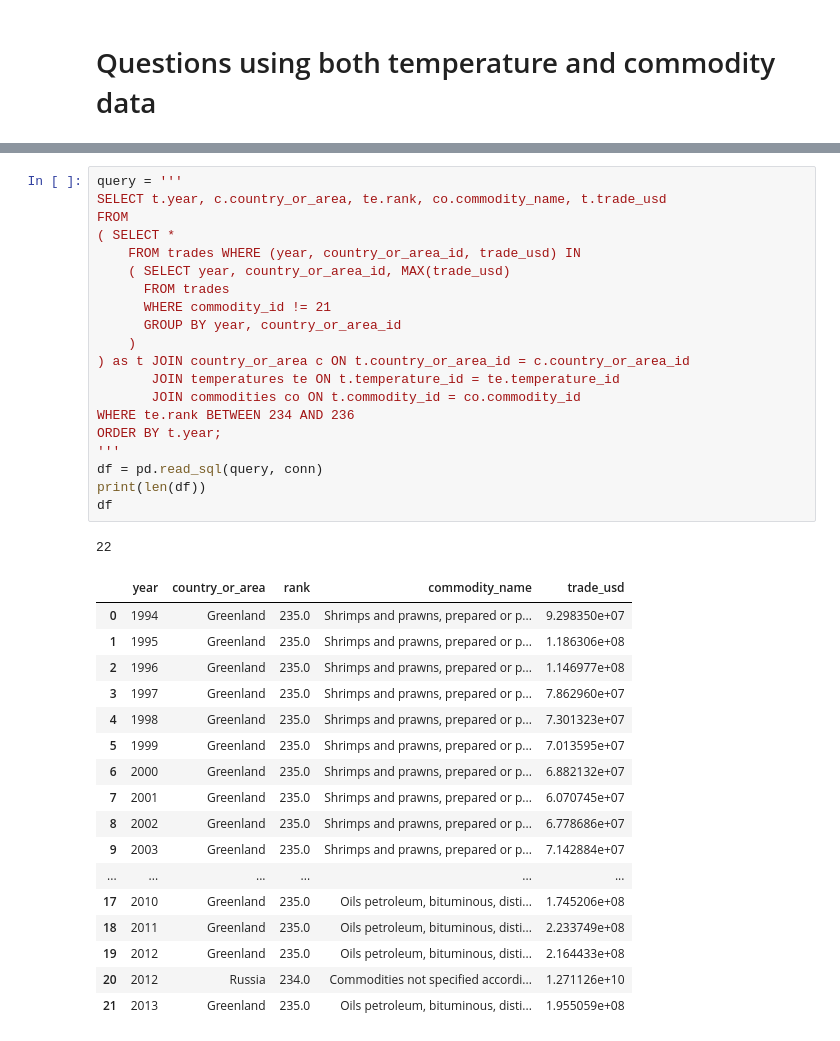
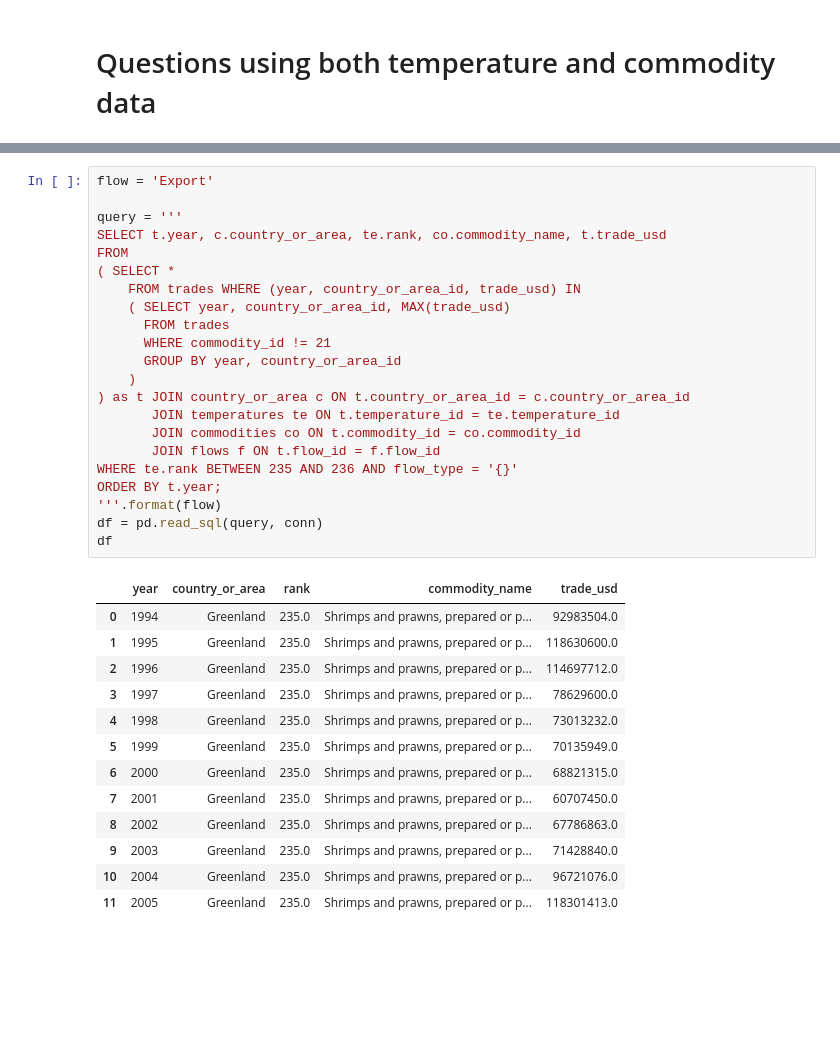
Before and after one commit to genughaben/world-development, a Jupyter notebook: notebooks/World Development Use Case.ipynb, the cells around one changed output, grey strips where cells are left out. Saved outputs shown, nothing was run; the diff lists cells and outputs as text; blank space fills up the shorter version.

```diff
--- a/notebooks/World Development Use Case.ipynb
+++ b/notebooks/World Development Use Case.ipynb
@@ -210,39 +213,36 @@ df
 # %%
+flow = 'Export'
+
 query = '''
 SELECT t.year, c.country_or_area, te.rank, co.commodity_name, t.trade_usd
 FROM
 ( SELECT *
     FROM trades WHERE (year, country_or_area_id, trade_usd) IN
     ( SELECT year, country_or_area_id, MAX(trade_usd)
       FROM trades
       WHERE commodity_id != 21
       GROUP BY year, country_or_area_id
     )
 ) as t JOIN country_or_area c ON t.country_or_area_id = c.country_or_area_id
        JOIN temperatures te ON t.temperature_id = te.temperature_id
        JOIN commodities co ON t.commodity_id = co.commodity_id
-WHERE te.rank BETWEEN 234 AND 236
+       JOIN flows f ON t.flow_id = f.flow_id
+WHERE te.rank BETWEEN 235 AND 236 AND flow_type = '{}'
 ORDER BY t.year;
-'''
+'''.format(flow)
 df = pd.read_sql(query, conn)
-print(len(df))
 df
 # %% [output]
-22
 |  | year | country_or_area | rank | commodity_name | trade_usd |
-| 0 | 1994 | Greenland | 235.0 | Shrimps and prawns, prepared or p... | 9.298350e+07 |
-| 1 | 1995 | Greenland | 235.0 | Shrimps and prawns, prepared or p... | 1.186306e+08 |
-| 2 | 1996 | Greenland | 235.0 | Shrimps and prawns, prepared or p... | 1.146977e+08 |
-| 3 | 1997 | Greenland | 235.0 | Shrimps and prawns, prepared or p... | 7.862960e+07 |
-| 4 | 1998 | Greenland | 235.0 | Shrimps and prawns, prepared or p... | 7.301323e+07 |
-| 5 | 1999 | Greenland | 235.0 | Shrimps and prawns, prepared or p... | 7.013595e+07 |
-| 6 | 2000 | Greenland | 235.0 | Shrimps and prawns, prepared or p... | 6.882132e+07 |
-| 7 | 2001 | Greenland | 235.0 | Shrimps and prawns, prepared or p... | 6.070745e+07 |
-| 8 | 2002 | Greenland | 235.0 | Shrimps and prawns, prepared or p... | 6.778686e+07 |
-| 9 | 2003 | Greenland | 235.0 | Shrimps and prawns, prepared or p... | 7.142884e+07 |
-| ... | ... | ... | ... | ... | ... |
-| 17 | 2010 | Greenland | 235.0 | Oils petroleum, bituminous, disti... | 1.745206e+08 |
-| 18 | 2011 | Greenland | 235.0 | Oils petroleum, bituminous, disti... | 2.233749e+08 |
-| 19 | 2012 | Greenland | 235.0 | Oils petroleum, bituminous, disti... | 2.164433e+08 |
-| 20 | 2012 | Russia | 234.0 | Commodities not specified accordi... | 1.271126e+10 |
-| 21 | 2013 | Greenland | 235.0 | Oils petroleum, bituminous, disti... | 1.955059e+08 |
+| 0 | 1994 | Greenland | 235.0 | Shrimps and prawns, prepared or p... | 92983504.0 |
+| 1 | 1995 | Greenland | 235.0 | Shrimps and prawns, prepared or p... | 118630600.0 |
+| 2 | 1996 | Greenland | 235.0 | Shrimps and prawns, prepared or p... | 114697712.0 |
+| 3 | 1997 | Greenland | 235.0 | Shrimps and prawns, prepared or p... | 78629600.0 |
+| 4 | 1998 | Greenland | 235.0 | Shrimps and prawns, prepared or p... | 73013232.0 |
+| 5 | 1999 | Greenland | 235.0 | Shrimps and prawns, prepared or p... | 70135949.0 |
+| 6 | 2000 | Greenland | 235.0 | Shrimps and prawns, prepared or p... | 68821315.0 |
+| 7 | 2001 | Greenland | 235.0 | Shrimps and prawns, prepared or p... | 60707450.0 |
+| 8 | 2002 | Greenland | 235.0 | Shrimps and prawns, prepared or p... | 67786863.0 |
+| 9 | 2003 | Greenland | 235.0 | Shrimps and prawns, prepared or p... | 71428840.0 |
+| 10 | 2004 | Greenland | 235.0 | Shrimps and prawns, prepared or p... | 96721076.0 |
+| 11 | 2005 | Greenland | 235.0 | Shrimps and prawns, prepared or p... | 118301413.0 |
```
Also changed, not shown: parts of 12 cells of this notebook, 1 other file.
